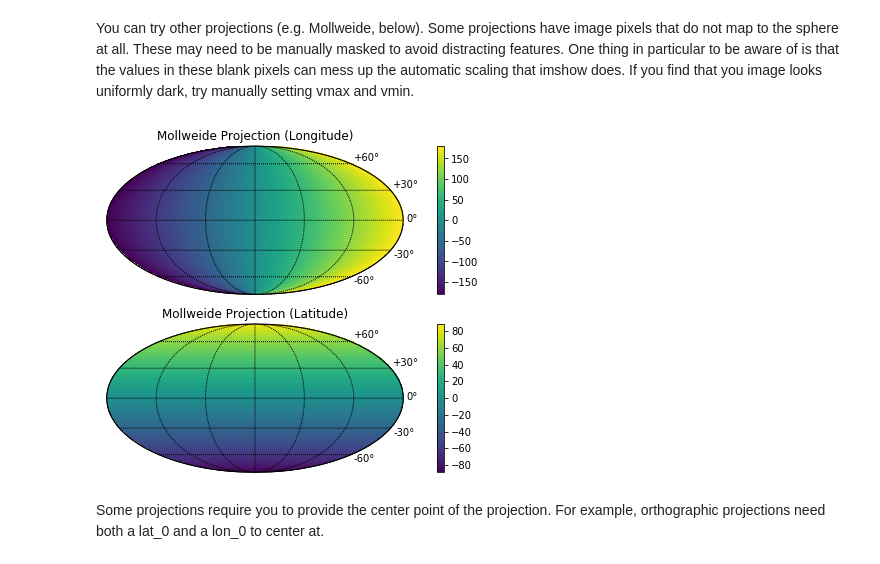
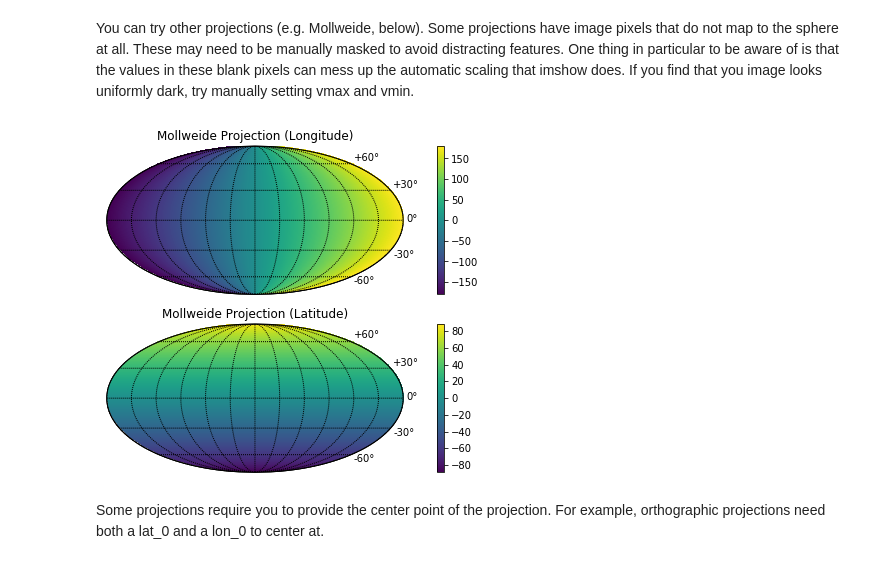
Before and after one commit to AaronParsons/ugradio, a Jupyter notebook: jupyter_tutorials/lab4/map_projections.ipynb, the cells around one changed output. Saved outputs shown, nothing was run; the diff lists cells and outputs as text; code cells hidden in the pictures.

```diff
--- a/jupyter_tutorials/lab4/map_projections.ipynb
+++ b/jupyter_tutorials/lab4/map_projections.ipynb
@@ -28,22 +53,24 @@ object provides you this functionality.  You can explicitly ask for an image gri
 it will tell you the longitude and latitude of each pixel coordinate, as shown below.
 # %%
 m = Basemap(projection='cyl') # Cylindrical projection
-lons,lats = m.makegrid(1000,500) # 1000 lons by 500 lats
+lons,lats = m.makegrid(NLON,NLAT)
+lon_lines = np.arange(-180,180,30) # draw longitude lines every 30 degrees
+lat_lines = np.arange(-90,90,30) # draw latitude lines every 30 degrees
 
 plt.figure(figsize=(12,6))
 plt.subplot(211)
 
 plt.title('Cylindrical Projection (Longitude)')
 m.imshow(lons)
-m.drawmeridians(np.arange(-180, 180, 60), labels=[0,0,0,1], labelstyle='+/-')
-m.drawparallels(np.arange(-90,90,30)[1:], labels=[0,1,0,0], labelstyle='+/-')
+m.drawmeridians(lon_lines, labels=[0,0,0,1], labelstyle='+/-')
+m.drawparallels(lat_lines, labels=[0,1,0,0], labelstyle='+/-')
 plt.colorbar()
 
 plt.subplot(212)
 plt.title('Cylindrical Projection (Latitude)')
 m.imshow(lats)
-m.drawmeridians(np.arange(-180, 180, 60), labels=[0,0,0,1], labelstyle='+/-')
-m.drawparallels(np.arange(-90,90,30)[1:], labels=[0,1,0,0], labelstyle='+/-')
+m.drawmeridians(lon_lines, labels=[0,0,0,1], labelstyle='+/-')
+m.drawparallels(lat_lines, labels=[0,1,0,0], labelstyle='+/-')
 plt.colorbar()
 plt.show()
 # %% [output]
@@ -57,34 +84,36 @@ setting vmax and vmin.
 # %%
 m = Basemap(projection='moll', lon_0=0) # Mollweide projection
 lons,lats,x,y = m.makegrid(1000,500,returnxy=True) # 1000 lons by 500 lats
 
 # Mask off parts of the image to be plotted that are outside of the map
 lt = lats[:,0]
 ln1 = np.ones_like(lt) * (lons[lons.shape[0]/2,0])
 ln2 = np.ones_like(lt) * (lons[lons.shape[0]/2,-1])
 x1,y1 = m(ln1,lt); x2,y2 = m(ln2,lt)
 x = np.ma.array(x)
-for c,(i,j) in enumerate(zip(x1,x2)): x[c] = np.ma.masked_outside(x[c], i, j)
+for c,(i,j) in enumerate(zip(x1,x2)):
+    x[c] = np.ma.masked_outside(x[c], i, j)
 mask = x.mask
 
 plt.figure(figsize=(12,6))
 plt.subplot(211)
 plt.title('Mollweide Projection (Longitude)')
 m.imshow(np.ma.array(lons,mask=mask))
 m.drawmapboundary()
-m.drawmeridians(np.arange(-180, 180, 60))
+m.drawmeridians(lon_lines)
 m.drawparallels(np.arange(-90,90,30)[1:], labels=[0,1,0,0], labelstyle='+/-')
 plt.colorbar()
+
 plt.subplot(212)
 plt.title('Mollweide Projection (Latitude)')
 m.imshow(np.ma.array(lats,mask=mask))
 m.drawmapboundary()
-m.drawmeridians(np.arange(-180, 180, 60))
+m.drawmeridians(lon_lines)
 m.drawparallels(np.arange(-90,90,30)[1:], labels=[0,1,0,0], labelstyle='+/-')
 plt.colorbar()
 plt.show()
 # %% [output]
-[figure, old version]
+[figure, new version]
 # %% [markdown]
 Some projections require you to provide the center point of the projection.  For example, orthographic projections
 need both a lat_0 and a lon_0 to center at.
```
Also changed, not shown: parts of 10 cells of this notebook, 4 other files.
